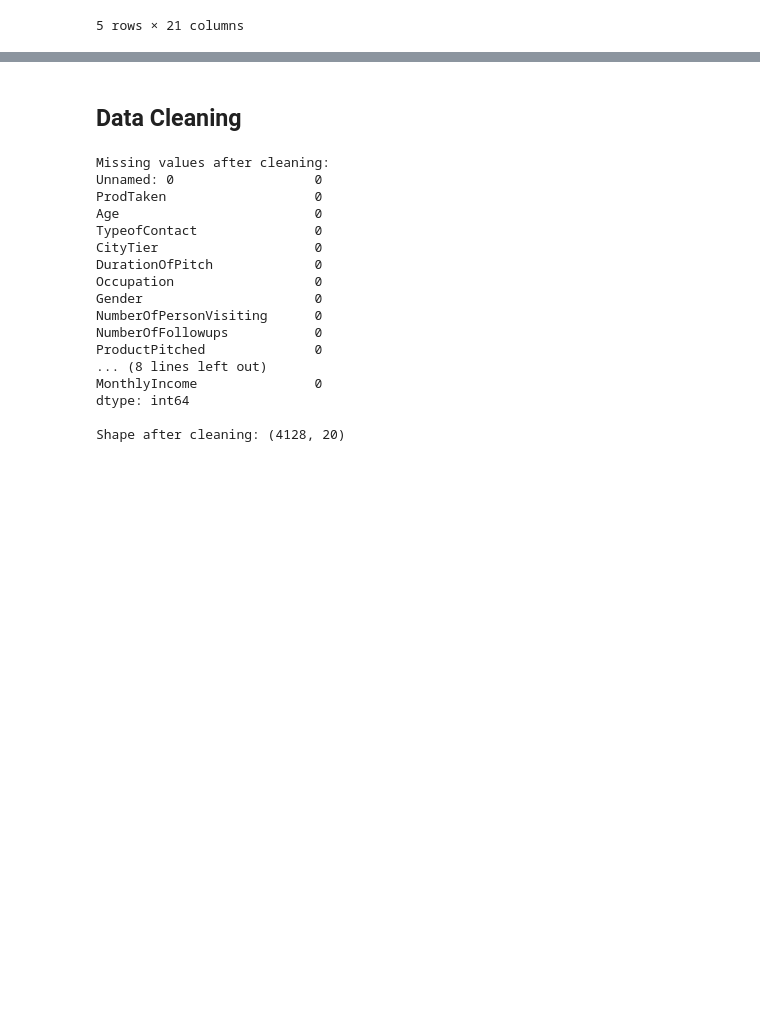
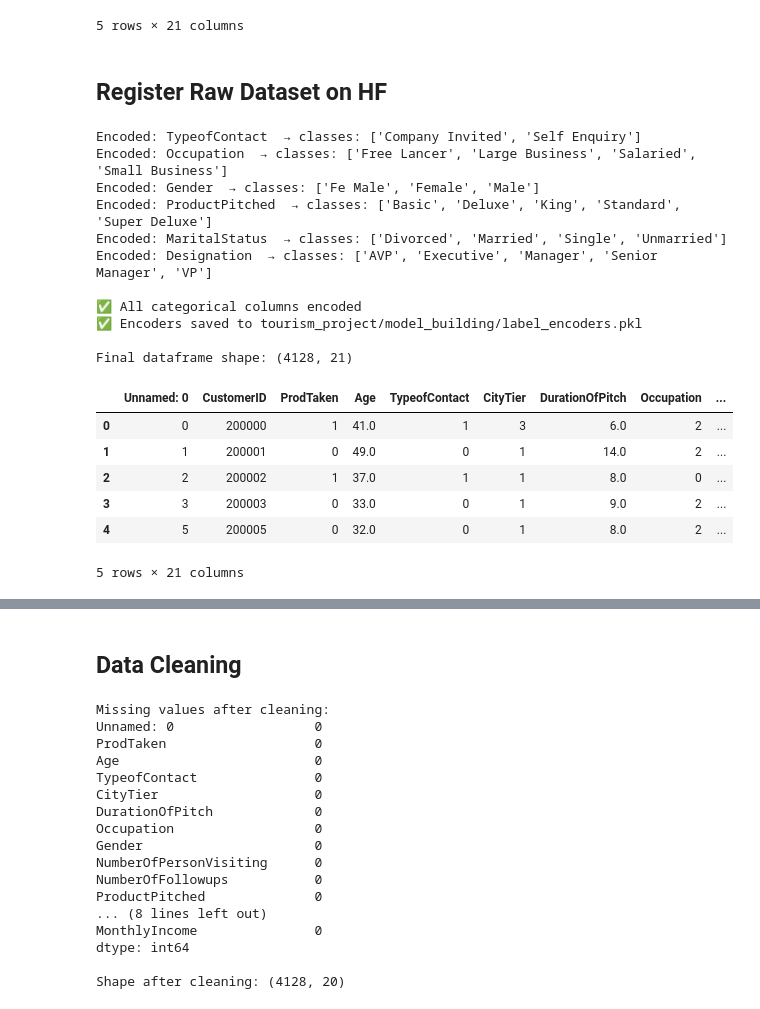
Before and after one commit to SaNgeeThaPanicker/Visit_WithUsMlops, a Jupyter notebook: noteBook.ipynb, the cells around one changed output, grey strips where cells are left out. Cells and saved outputs as stored; diff of their text form; code cells hidden in the pictures; blank space fills up the shorter version.

```diff
--- a/noteBook.ipynb
+++ b/noteBook.ipynb
@@ -129,3 +122,45 @@ Sample rows:
 | 3 | 3 | 200003 | 0 | 33.0 | Company Invited | 1 | 9.0 | Salaried | ... |
 | 4 | 5 | 200005 | 0 | 32.0 | Company Invited | 1 | 8.0 | Salaried | ... |
 5 rows × 21 columns
+# %% [markdown]
+## Register Raw Dataset on HF
+# %%
+import pickle
+
+# Use a separate LabelEncoder per column so we can save and reuse them
+label_encoders = {}
+
+for col in df.select_dtypes(include=["object"]).columns:
+    le = LabelEncoder()
+    df[col] = le.fit_transform(df[col])
+    label_encoders[col] = le  # Save each encoder
+    print(f"Encoded: {col}  → classes: {list(le.classes_)}")
+
+# Save encoders locally so deployment can use them
+os.makedirs("tourism_project/model_building", exist_ok=True)
+with open("tourism_project/model_building/label_encoders.pkl", "wb") as f:
+    pickle.dump(label_encoders, f)
+
+print("\n✅ All categorical columns encoded")
+print("✅ Encoders saved to tourism_project/model_building/label_encoders.pkl")
+print("\nFinal dataframe shape:", df.shape)
+df.head()
+# %% [output]
+Encoded: TypeofContact  → classes: ['Company Invited', 'Self Enquiry']
+Encoded: Occupation  → classes: ['Free Lancer', 'Large Business', 'Salaried', 'Small Business']
+Encoded: Gender  → classes: ['Fe Male', 'Female', 'Male']
+Encoded: ProductPitched  → classes: ['Basic', 'Deluxe', 'King', 'Standard', 'Super Deluxe']
+Encoded: MaritalStatus  → classes: ['Divorced', 'Married', 'Single', 'Unmarried']
+Encoded: Designation  → classes: ['AVP', 'Executive', 'Manager', 'Senior Manager', 'VP']
+
+✅ All categorical columns encoded
+✅ Encoders saved to tourism_project/model_building/label_encoders.pkl
+
+Final dataframe shape: (4128, 21)
+|  | Unnamed: 0 | CustomerID | ProdTaken | Age | TypeofContact | CityTier | DurationOfPitch | Occupation | ... |
+| 0 | 0 | 200000 | 1 | 41.0 | 1 | 3 | 6.0 | 2 | ... |
+| 1 | 1 | 200001 | 0 | 49.0 | 0 | 1 | 14.0 | 2 | ... |
+| 2 | 2 | 200002 | 1 | 37.0 | 1 | 1 | 8.0 | 0 | ... |
+| 3 | 3 | 200003 | 0 | 33.0 | 0 | 1 | 9.0 | 2 | ... |
+| 4 | 5 | 200005 | 0 | 32.0 | 0 | 1 | 8.0 | 2 | ... |
+5 rows × 21 columns
```
Also changed, not shown: parts of 26 cells of this notebook, 5 other files.
